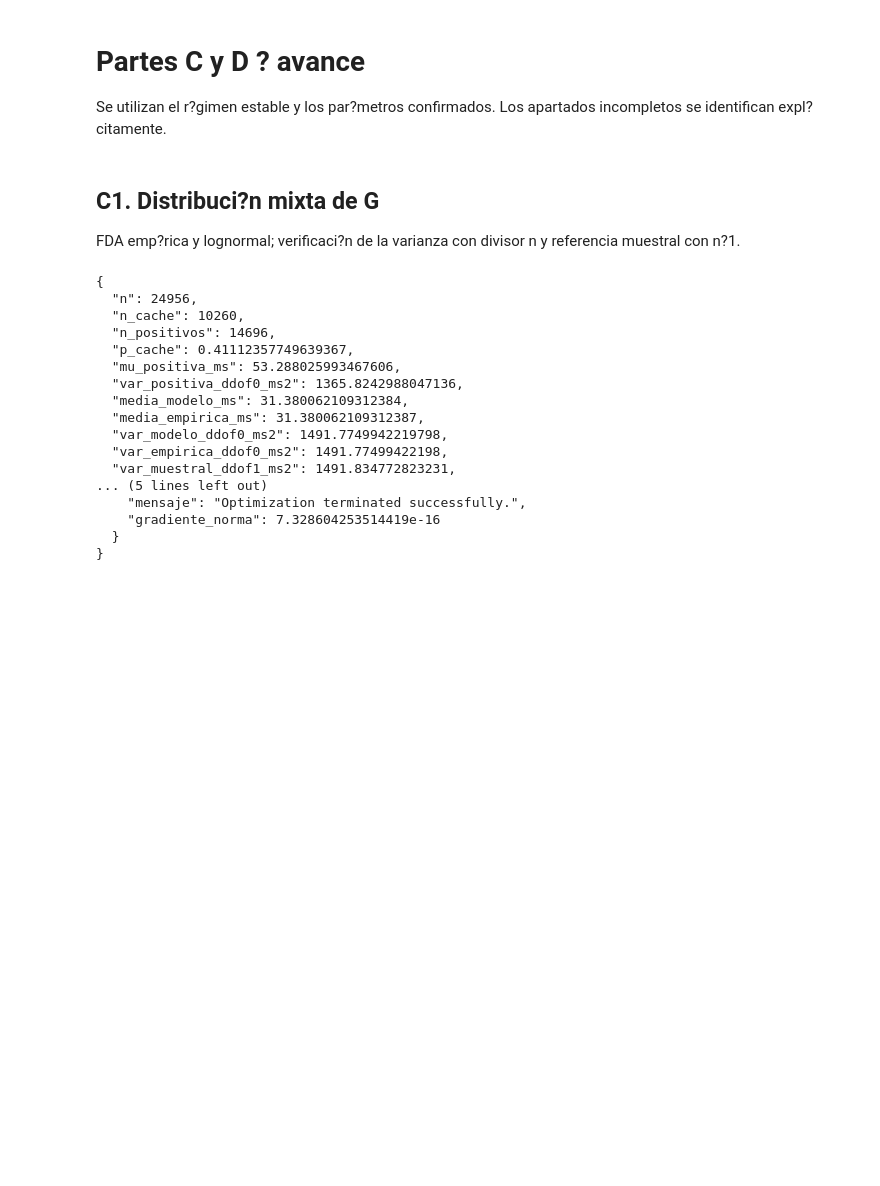
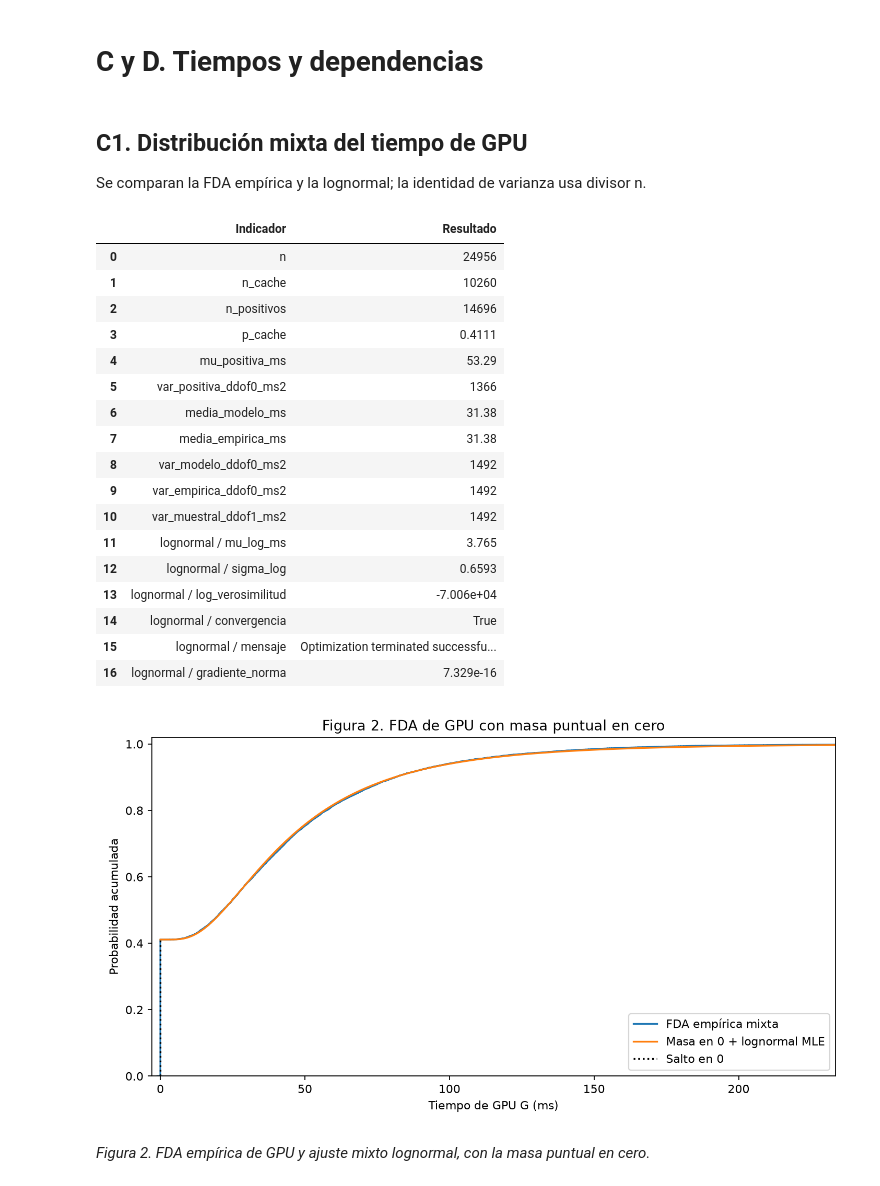
Before and after one commit to 02Joseph06/CCI-ProyectoFinal, a Jupyter notebook: notebooks/partes_A_B.ipynb, the cells around one changed output. Cells and saved outputs as stored; diff of their text form; code cells hidden in the pictures; blank space fills up the shorter version.

```diff
--- a/notebooks/partes_A_B.ipynb
+++ b/notebooks/partes_A_B.ipynb
@@ -93,28 +175,34 @@ analizar_b(S)
 # %% [markdown]
-# Partes C y D ? avance
-Se utilizan el r?gimen estable y los par?metros confirmados. Los apartados incompletos se identifican expl?citamente.
+# C y D. Tiempos y dependencias
 # %% [markdown]
-## C1. Distribuci?n mixta de G
-FDA emp?rica y lognormal; verificaci?n de la varianza con divisor n y referencia muestral con n?1.
+## C1. Distribución mixta del tiempo de GPU
+Se comparan la FDA empírica y la lognormal; la identidad de varianza usa divisor n.
 # %%
 from tiempos_cd import c1
-resultados_c1 = c1()
+with redirect_stdout(StringIO()):
+    resultados_c1 = c1()
+tabla_resumen(resultados_c1)
+figura("C1/figura_2_fda_gpu.png")
 # %% [output]
-{
-  "n": 24956,
-  "n_cache": 10260,
-  "n_positivos": 14696,
-  "p_cache": 0.41112357749639367,
-  "mu_positiva_ms": 53.288025993467606,
-  "var_positiva_ddof0_ms2": 1365.8242988047136,
-  "media_modelo_ms": 31.380062109312384,
-  "media_empirica_ms": 31.380062109312387,
-  "var_modelo_ddof0_ms2": 1491.7749942219798,
-  "var_empirica_ddof0_ms2": 1491.77499422198,
-  "var_muestral_ddof1_ms2": 1491.834772823231,
-... (5 lines left out)
-    "mensaje": "Optimization terminated successfully.",
-    "gradiente_norma": 7.328604253514419e-16
-  }
-}
+|  | Indicador | Resultado |
+| 0 | n | 24956 |
+| 1 | n_cache | 10260 |
+| 2 | n_positivos | 14696 |
+| 3 | p_cache | 0.4111 |
+| 4 | mu_positiva_ms | 53.29 |
+| 5 | var_positiva_ddof0_ms2 | 1366 |
+| 6 | media_modelo_ms | 31.38 |
+| 7 | media_empirica_ms | 31.38 |
+| 8 | var_modelo_ddof0_ms2 | 1492 |
+| 9 | var_empirica_ddof0_ms2 | 1492 |
+| 10 | var_muestral_ddof1_ms2 | 1492 |
+| 11 | lognormal / mu_log_ms | 3.765 |
+| 12 | lognormal / sigma_log | 0.6593 |
+| 13 | lognormal / log_verosimilitud | -7.006e+04 |
+| 14 | lognormal / convergencia | True |
+| 15 | lognormal / mensaje | Optimization terminated successfu... |
+| 16 | lognormal / gradiente_norma | 7.329e-16 |
+[figure, added]
+# %% [markdown]
+*Figura 2. FDA empírica de GPU y ajuste mixto lognormal, con la masa puntual en cero.*
 # %% [markdown]
```
Also changed, not shown: parts of 46 cells of this notebook, 23 other files.
